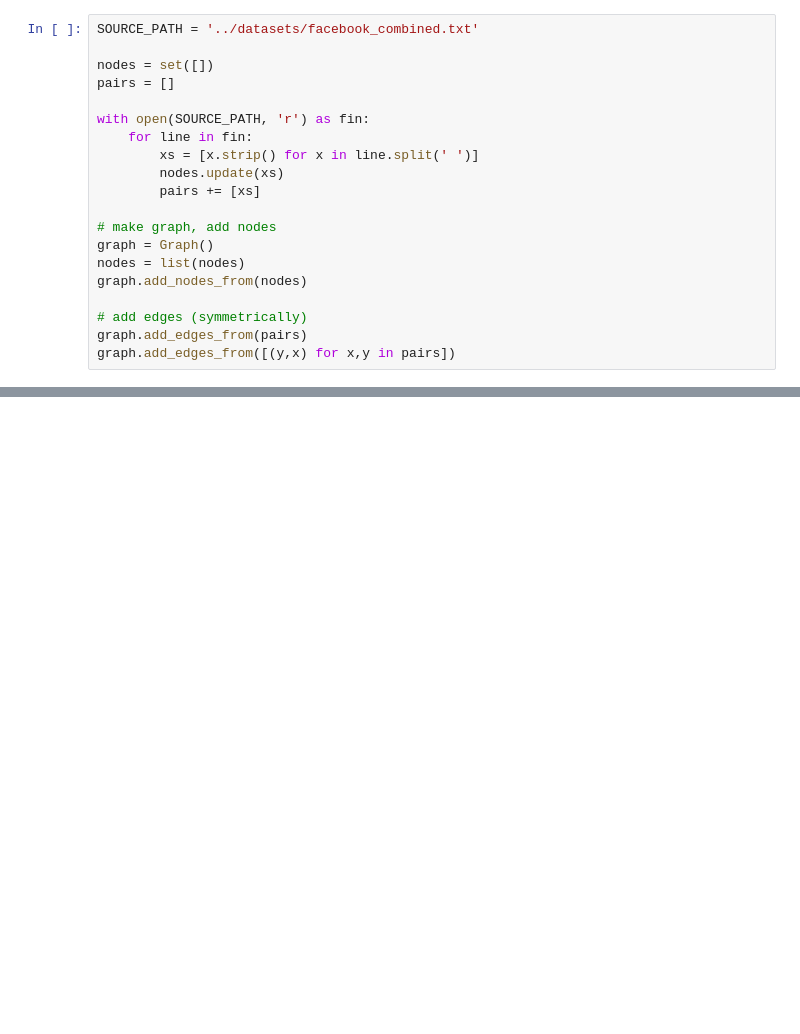
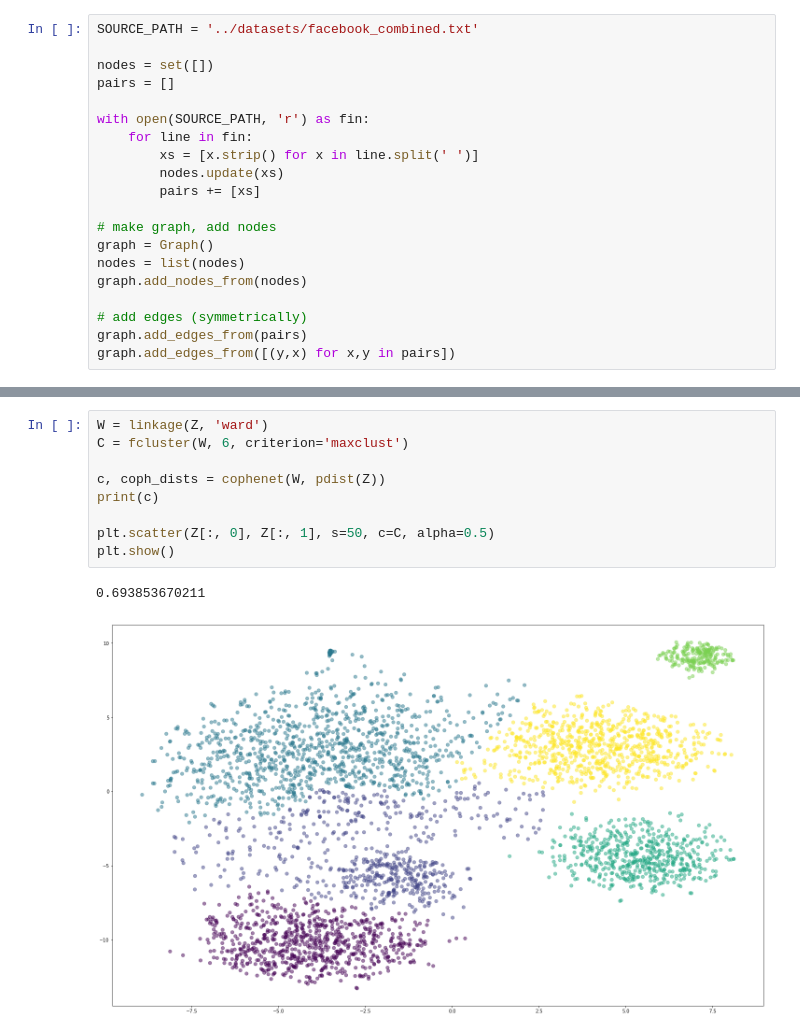
Before and after one commit to recursive-automata/word2vec_and_friends, a Jupyter notebook: code/facebook_word2vec_tsne.ipynb, the cells around one changed output, grey strips where cells are left out. Saved outputs shown, nothing was run; the diff lists cells and outputs as text; blank space fills up the shorter version.

```diff
--- a/code/facebook_word2vec_tsne.ipynb
+++ b/code/facebook_word2vec_tsne.ipynb
@@ -156,0 +158,12 @@ plt.show()
+# %%
+W = linkage(Z, 'ward')
+C = fcluster(W, 6, criterion='maxclust')
+
+c, coph_dists = cophenet(W, pdist(Z))
+print(c)
+
+plt.scatter(Z[:, 0], Z[:, 1], s=50, c=C, alpha=0.5)
+plt.show()
+# %% [output]
+0.693853670211
+[figure, added]
```
Also changed, not shown: parts of 6 cells of this notebook.
